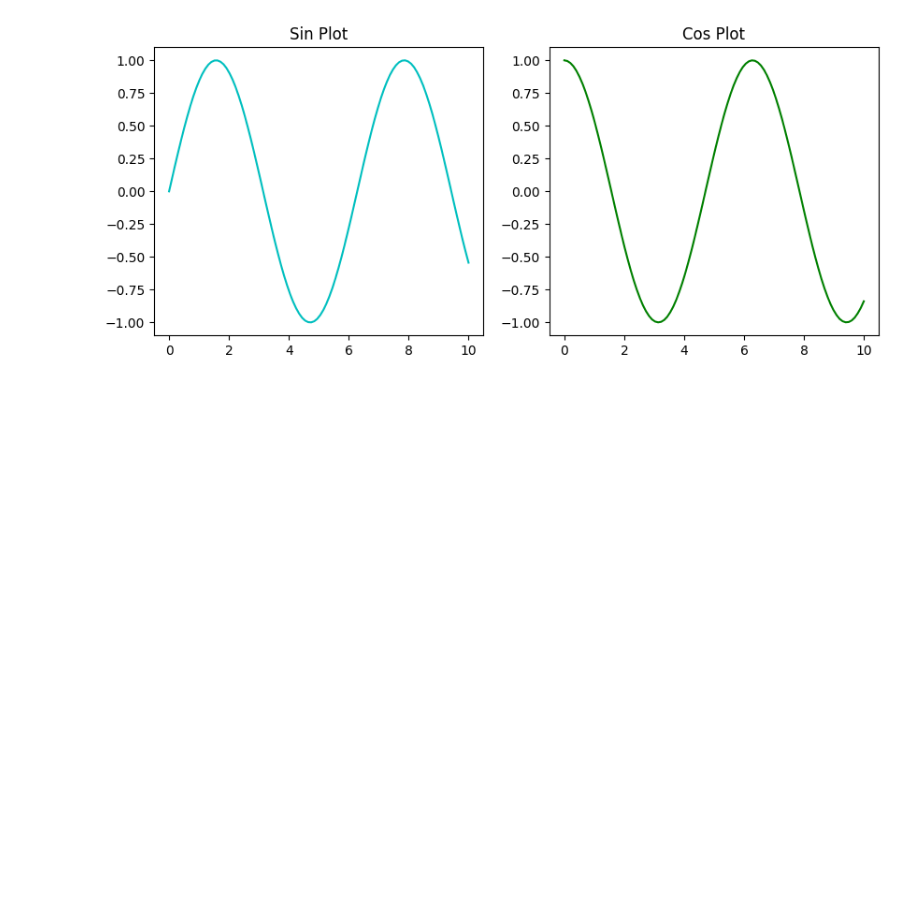
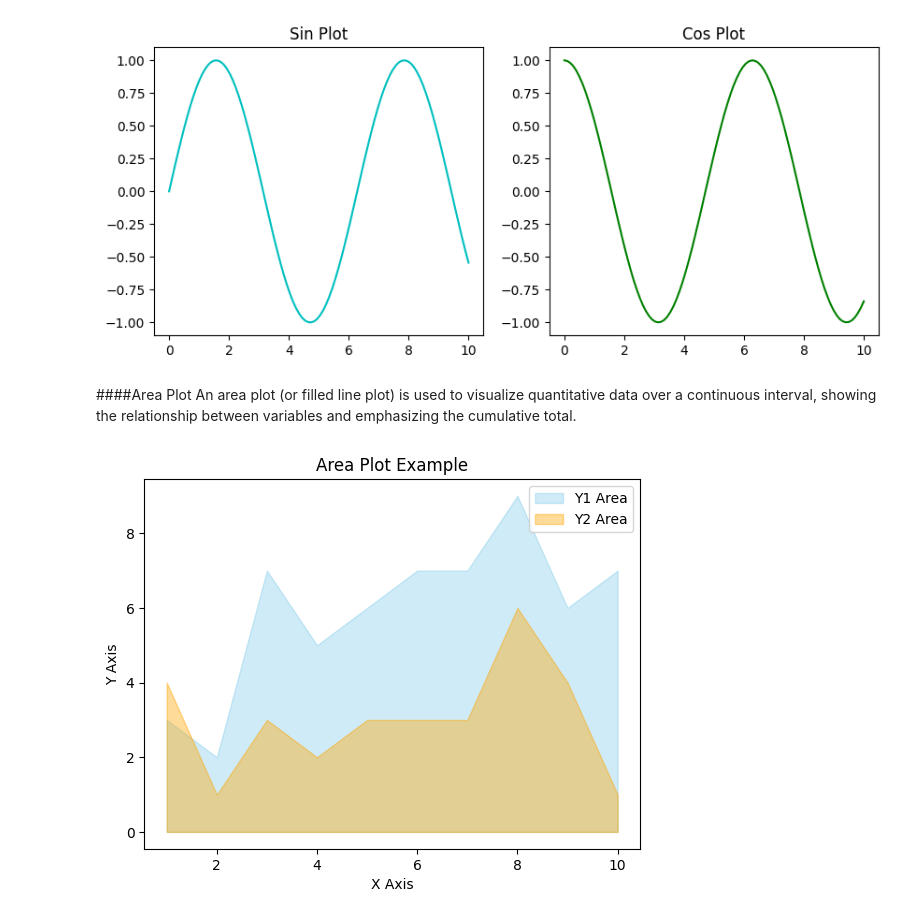
Before and after one commit to navyagona/Bootcamp_2K24, a Jupyter notebook: Matplotlib.ipynb, the cells around one changed output. Drawn from its saved outputs; the diff is of its cells as text; code cells hidden in the pictures; blank space fills up the shorter version.

```diff
--- a/Matplotlib.ipynb
+++ b/Matplotlib.ipynb
@@ -166,3 +166,32 @@ ax2.set_title('Cos Plot')
 plt.show()
 # %% [output]
 [figure]
+# %% [markdown]
+####Area Plot
+An area plot (or filled line plot) is used to visualize quantitative data over a continuous interval, showing the relationship between variables and emphasizing the cumulative total.
+# %%
+import matplotlib.pyplot as plt
+import numpy as np
+
+# Data
+x = np.arange(1, 11)
+y1 = np.random.randint(1, 10, size=10)
+y2 = np.random.randint(1, 10, size=10)
+
+# Create a figure and axes
+fig, ax = plt.subplots()
+
+# Plotting
+ax.fill_between(x, y1, color='skyblue', alpha=0.4, label='Y1 Area')
+ax.fill_between(x, y2, color='orange', alpha=0.4, label='Y2 Area')
+
+# Customizing plot
+ax.set_xlabel('X Axis')
+ax.set_ylabel('Y Axis')
+ax.set_title('Area Plot Example')
+ax.legend()
+
+# Display plot
+plt.show()
+# %% [output]
+[figure, added]
```
Also changed, not shown: parts of 2 cells of this notebook.
